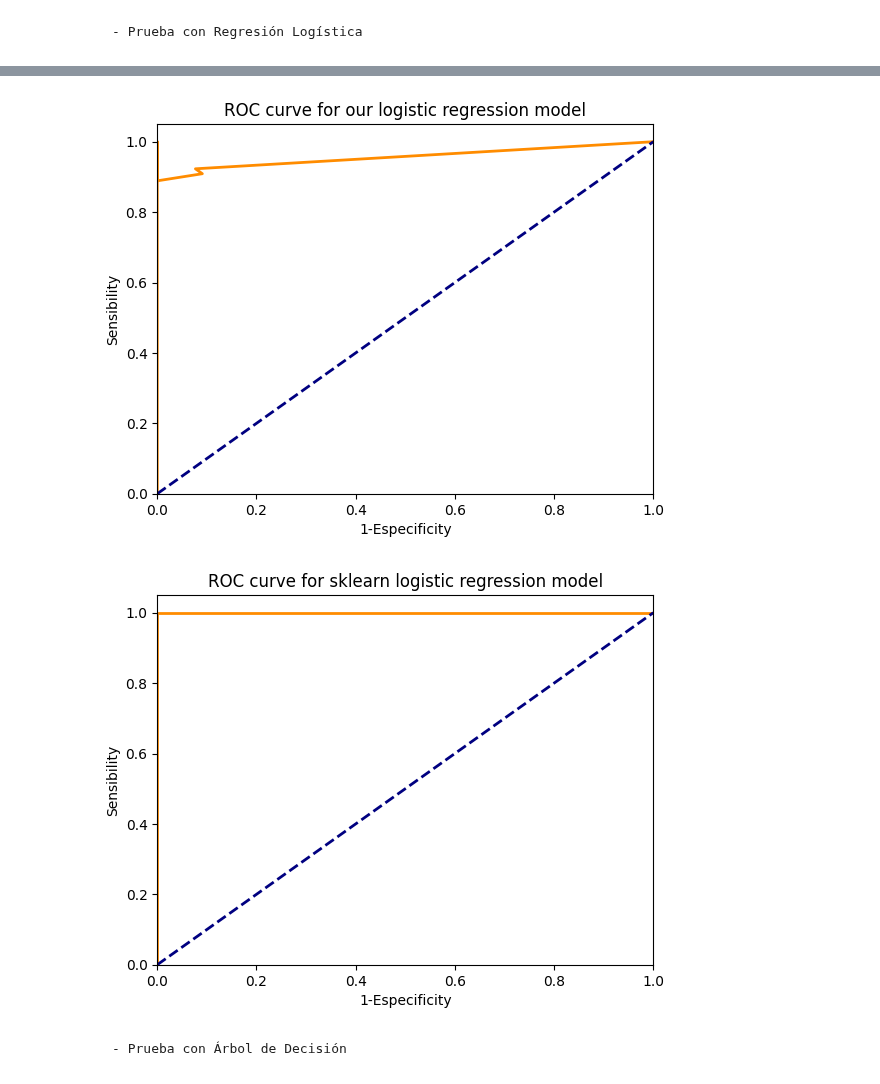
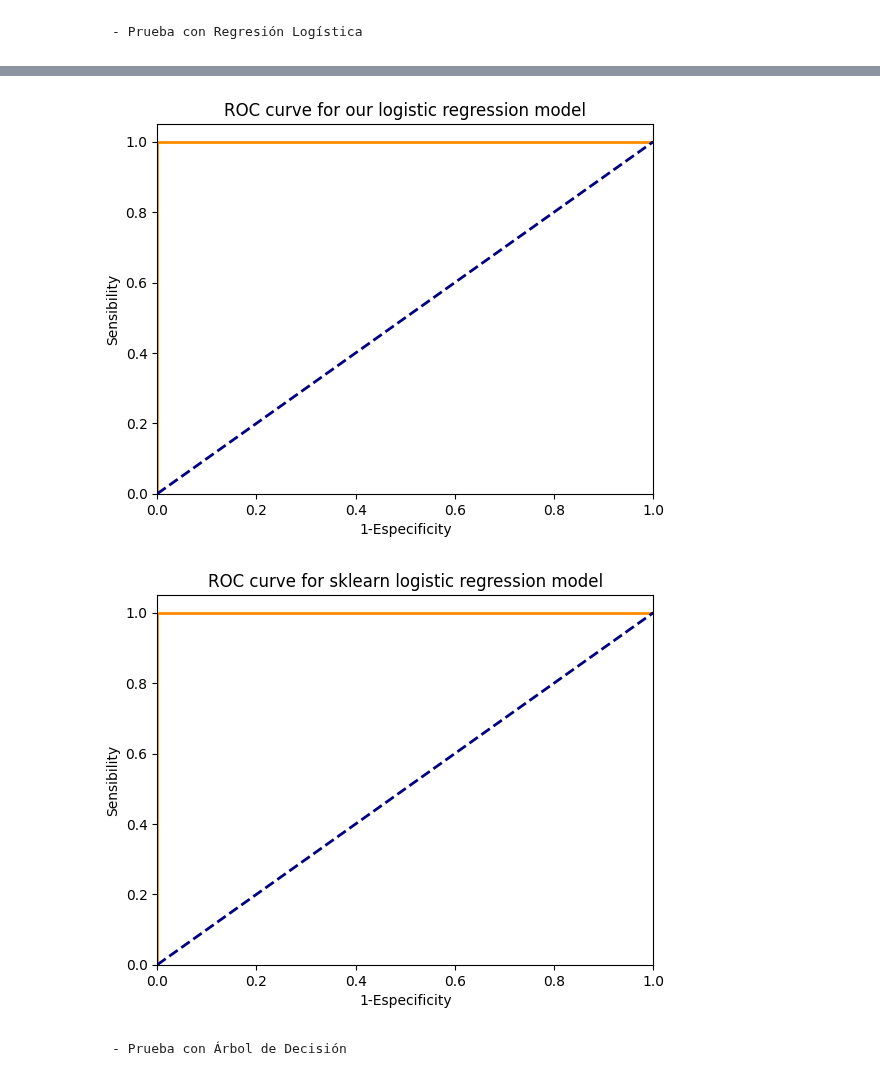
Before and after one commit to JoseDavidSS/Patrones.Project1, a Jupyter notebook: ml_models.ipynb, the cells around one changed output, grey strips where cells are left out. Saved outputs shown, nothing was run; the diff lists cells and outputs as text; code cells hidden in the pictures.

```diff
--- a/ml_models.ipynb
+++ b/ml_models.ipynb
@@ -882,7 +882,7 @@ grid_search.fit(X_train, y_train)
 print("Best hyperparameters: ", grid_search.best_params_)
 
 # Instantiate model with the best hyperparameters
-model = OurLogisticRegression(lr=0.001, num_iter=100)
+model = OurLogisticRegression(lr=0.05, num_iter=10000)
 model.fit(X_train, y_train)
 
 # Instantiate sklearn logistic regression model
@@ -974,4 +974,4 @@ Best hyperparameters:  {'lr': 0.05, 'num_iter': 10000}
-[figure, old version]
+[figure, new version]
 [figure]
 # %% [markdown]
     - Prueba con Árbol de Decisión
```
Also changed, not shown: parts of 4 cells of this notebook, 1 other file.
